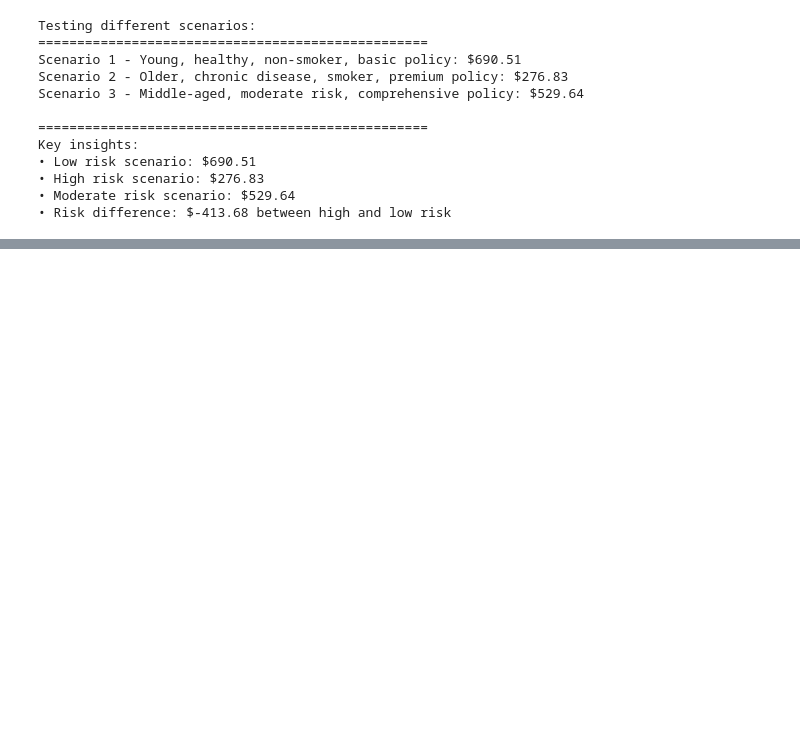
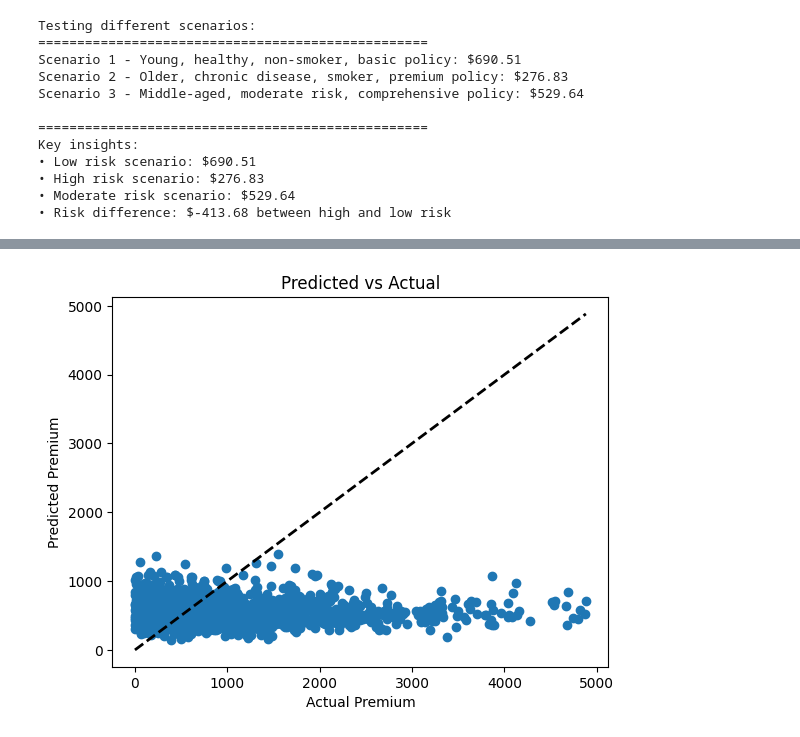
Before and after one commit to DarSahran/Insurance_specializationproject, a Jupyter notebook: Code/insurance_prediction_modelling.ipynb, the cells around one changed output, grey strips where cells are left out. Saved outputs shown, nothing was run; the diff lists cells and outputs as text; code cells hidden in the pictures; blank space fills up the shorter version.

```diff
--- a/Code/insurance_prediction_modelling.ipynb
+++ b/Code/insurance_prediction_modelling.ipynb
@@ -1332,0 +1347,9 @@ Key insights:
+# %%
+plt.scatter(y_test_true, y_pred)
+plt.plot([y_test_true.min(), y_test_true.max()], [y_test_true.min(), y_test_true.max()], 'k--', lw=2)
+plt.xlabel("Actual Premium")
+plt.ylabel("Predicted Premium")
+plt.title("Predicted vs Actual")
+plt.show()
+# %% [output]
+[figure, added]
```
Also changed, not shown: parts of 4 cells of this notebook, 7 other files.
